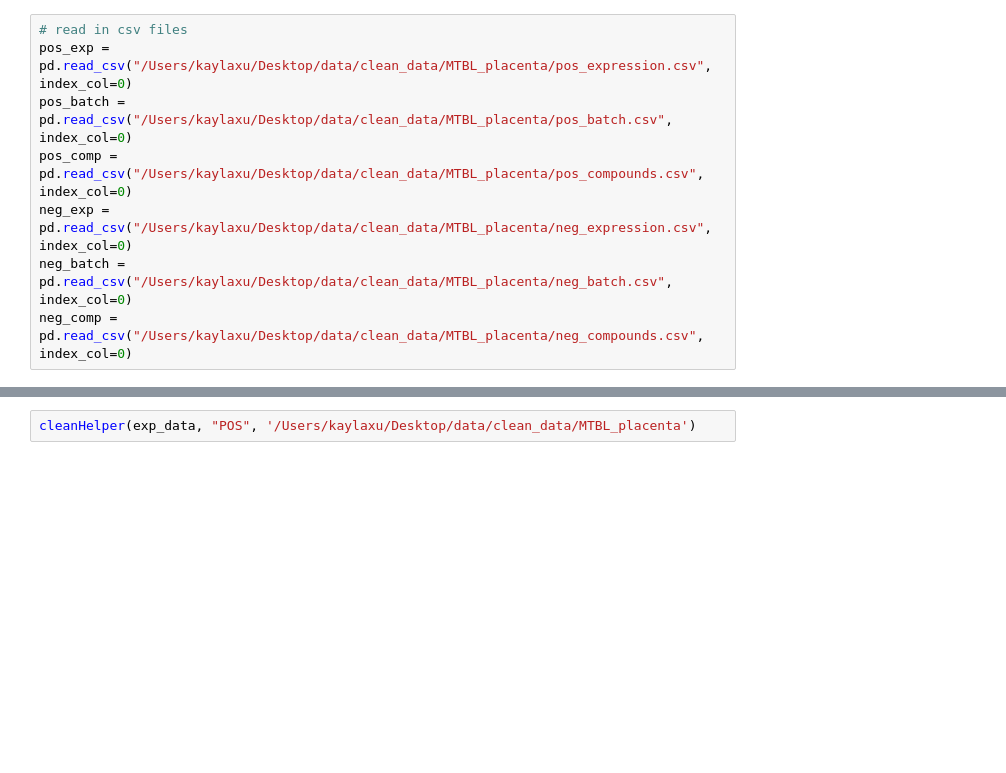
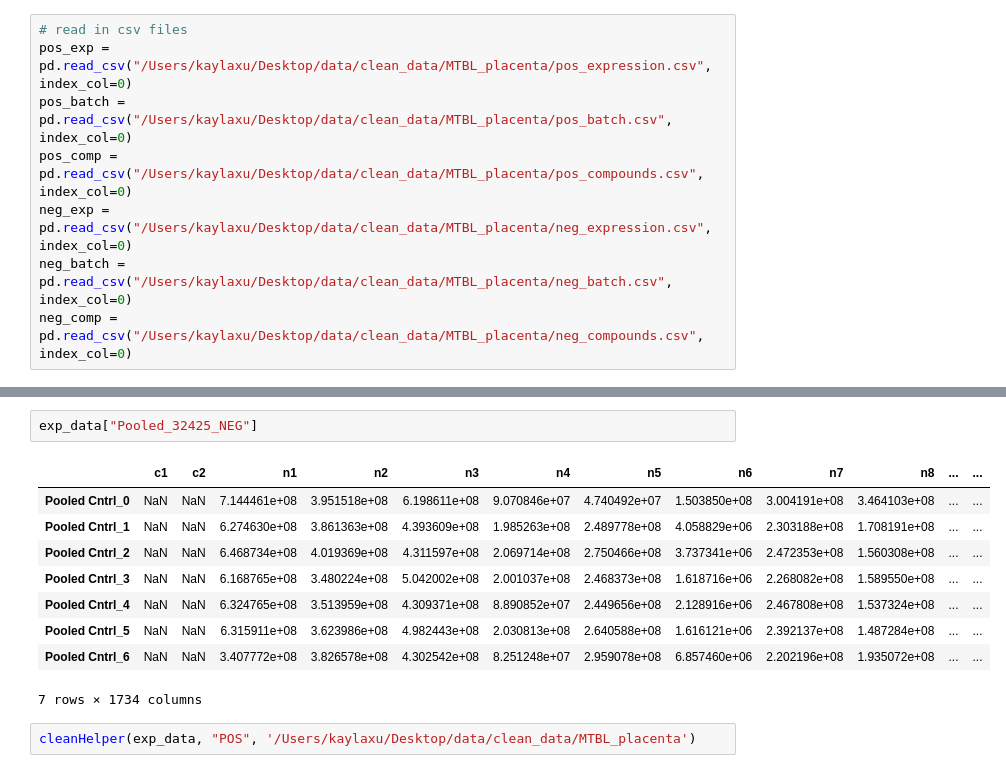
Before and after one commit to spiekos/PiekosLab, a Jupyter notebook: kaylaxu/test.MTBL_datacleaning.ipynb, the cells around one changed output, grey strips where cells are left out. Drawn from its saved outputs; the diff is of its cells as text; blank space fills up the shorter version.

Commit message:
complete placenta data cleaning - still need to add scalability

```diff
--- a/kaylaxu/test.MTBL_datacleaning.ipynb
+++ b/kaylaxu/test.MTBL_datacleaning.ipynb
@@ -963,3 +964,15 @@ split_exp(neg_exp, neg_batch, "NEG", exp_data)
+# %%
+exp_data["Pooled_32425_NEG"]
+# %% [output]
+|  | c1 | c2 | n1 | n2 | n3 | n4 | n5 | n6 | n7 | n8 | ... | ... |
+| Pooled Cntrl_0 | NaN | NaN | 7.144461e+08 | 3.951518e+08 | 6.198611e+08 | 9.070846e+07 | 4.740492e+07 | 1.503850e+08 | 3.004191e+08 | 3.464103e+08 | ... | ... |
+| Pooled Cntrl_1 | NaN | NaN | 6.274630e+08 | 3.861363e+08 | 4.393609e+08 | 1.985263e+08 | 2.489778e+08 | 4.058829e+06 | 2.303188e+08 | 1.708191e+08 | ... | ... |
+| Pooled Cntrl_2 | NaN | NaN | 6.468734e+08 | 4.019369e+08 | 4.311597e+08 | 2.069714e+08 | 2.750466e+08 | 3.737341e+06 | 2.472353e+08 | 1.560308e+08 | ... | ... |
+| Pooled Cntrl_3 | NaN | NaN | 6.168765e+08 | 3.480224e+08 | 5.042002e+08 | 2.001037e+08 | 2.468373e+08 | 1.618716e+06 | 2.268082e+08 | 1.589550e+08 | ... | ... |
+| Pooled Cntrl_4 | NaN | NaN | 6.324765e+08 | 3.513959e+08 | 4.309371e+08 | 8.890852e+07 | 2.449656e+08 | 2.128916e+06 | 2.467808e+08 | 1.537324e+08 | ... | ... |
+| Pooled Cntrl_5 | NaN | NaN | 6.315911e+08 | 3.623986e+08 | 4.982443e+08 | 2.030813e+08 | 2.640588e+08 | 1.616121e+06 | 2.392137e+08 | 1.487284e+08 | ... | ... |
+| Pooled Cntrl_6 | NaN | NaN | 3.407772e+08 | 3.826578e+08 | 4.302542e+08 | 8.251248e+07 | 2.959078e+08 | 6.857460e+06 | 2.202196e+08 | 1.935072e+08 | ... | ... |
+7 rows × 1734 columns
 # %%
 cleanHelper(exp_data, "POS", '/Users/kaylaxu/Desktop/data/clean_data/MTBL_placenta')
 # %% [output]
```
Also changed, not shown: parts of 19 cells of this notebook, 1 other file.
